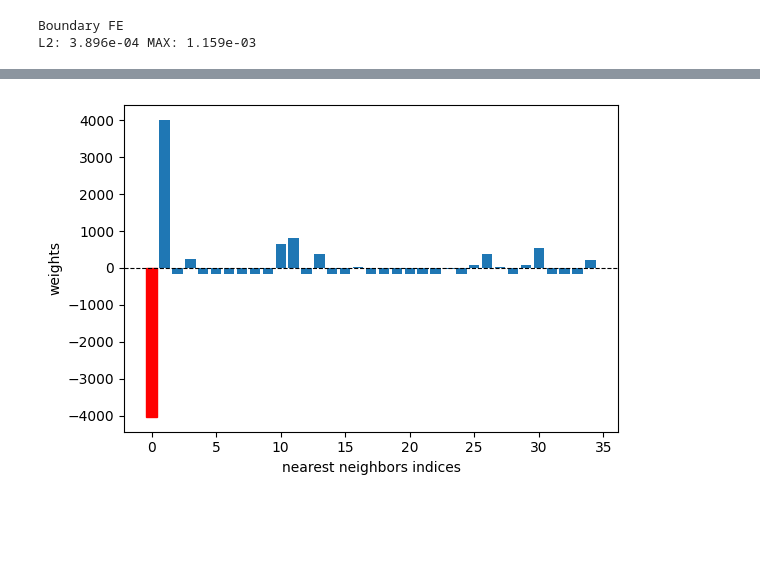
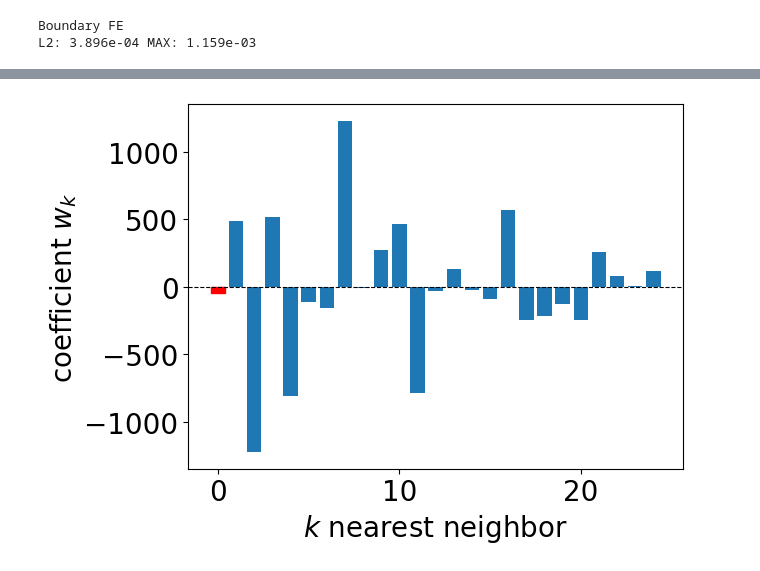
Before and after one commit to leventunord/gRBF-FD-boundary, a Jupyter notebook: notebooks/c2.ipynb, the cells around one changed output, grey strips where cells are left out. Cells and saved outputs as stored; diff of their text form; code cells hidden in the pictures; blank space fills up the shorter version.

```diff
--- a/notebooks/c2.ipynb
+++ b/notebooks/c2.ipynb
@@ -261,7 +262,7 @@ for i, i_id in enumerate(id_interior):
                 break
 
         if best_weights is None:
-            raise RuntimeError("operator sign error")
+            raise RuntimeError("lb operator sign error")
         else:
             weights_lap = best_weights
             stencil_ids = best_stencil_ids
@@ -406,10 +407,12 @@ pos_weights = pos_weights_list[2][1]
 fixed_weights = fixed_weights_list[11][1]
 ill_weights = ill_weights_list[0][1]
 fixed_ill_weights = fixed_weights_list[0][1]
+# %%
+plt.rcParams.update({'font.size': 20})
 # %%
 #-- PLOT WEIGHTS --#
 def plot_weights(weights, filename=None):
-    fig, ax = plt.subplots(figsize=(6, 4))
+    fig, ax = plt.subplots(figsize=(7, 5))
 
     ids = np.arange(len(weights))
     bars = ax.bar(ids, weights)
@@ -417,18 +420,19 @@ def plot_weights(weights, filename=None):
 
     ax.axhline(0, color='black', linewidth=0.8, linestyle='--')
 
-    ax.set_xlabel('nearest neighbors indices')
-    ax.set_ylabel('weights')
+    ax.set_xlabel(r'$k$ nearest neighbor')
+    ax.set_ylabel(r'coefficient $w_k$')
     plt.tight_layout()
 
     if filename is not None:
-        fig.savefig(f'./static/{filename}.pdf', dpi=300, bbox_inches='tight')
+        fig.savefig(f'../static/{filename}.pdf', dpi=300, bbox_inches='tight')
 
     plt.show()
 # %%
-plot_weights(fixed_ill_weights, filename='fixed_ill_weights')
+plot_weights(ill_weights, filename='ill_weights')
+# plot_weights(fixed_ill_weights)
 # %% [output]
-[figure, old version]
+[figure, new version]
 # %%
 def plot_bad_points(params, pos_idx, ill_idx, filename=None):
     fig, ax = plt.subplots(figsize=(8, 6))
```
Also changed, not shown: parts of 22 cells of this notebook, 23 other files.
